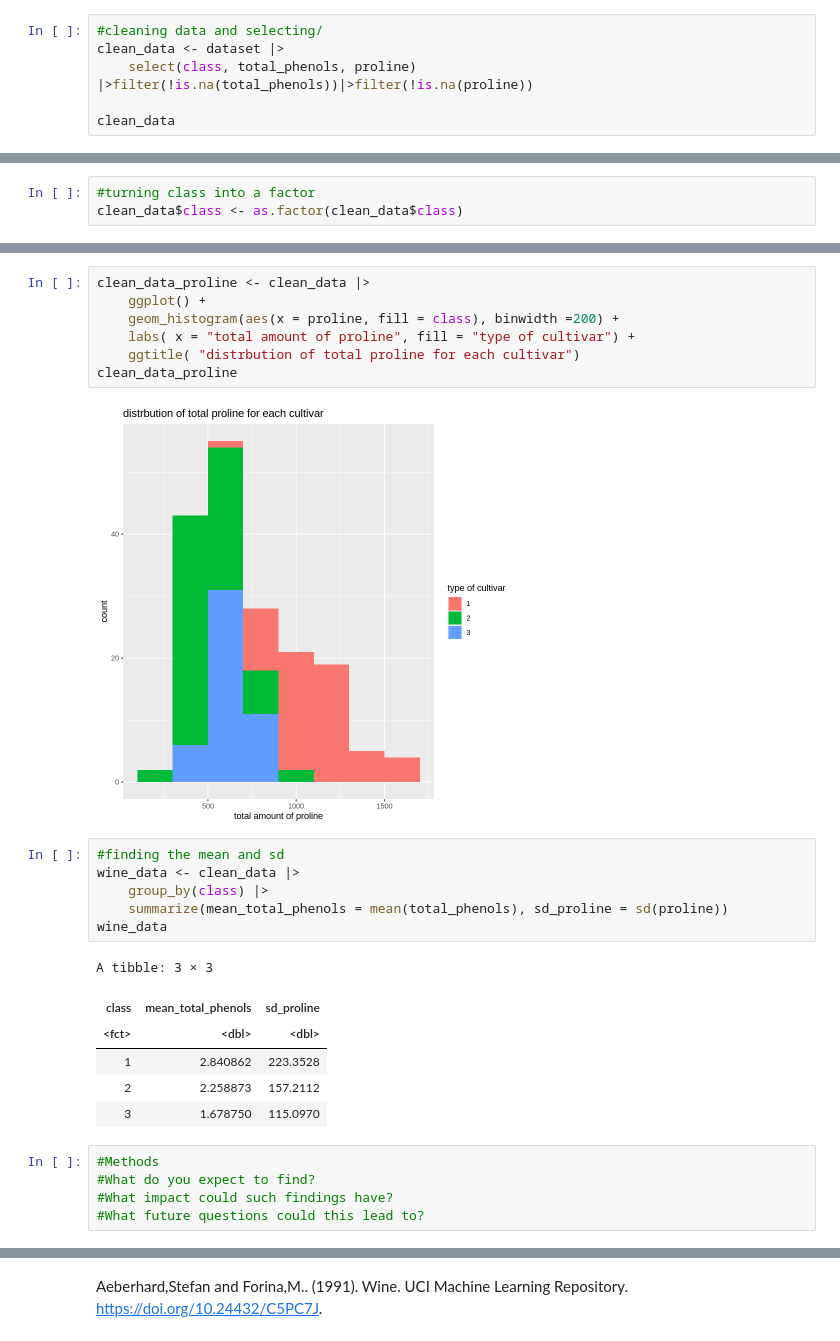
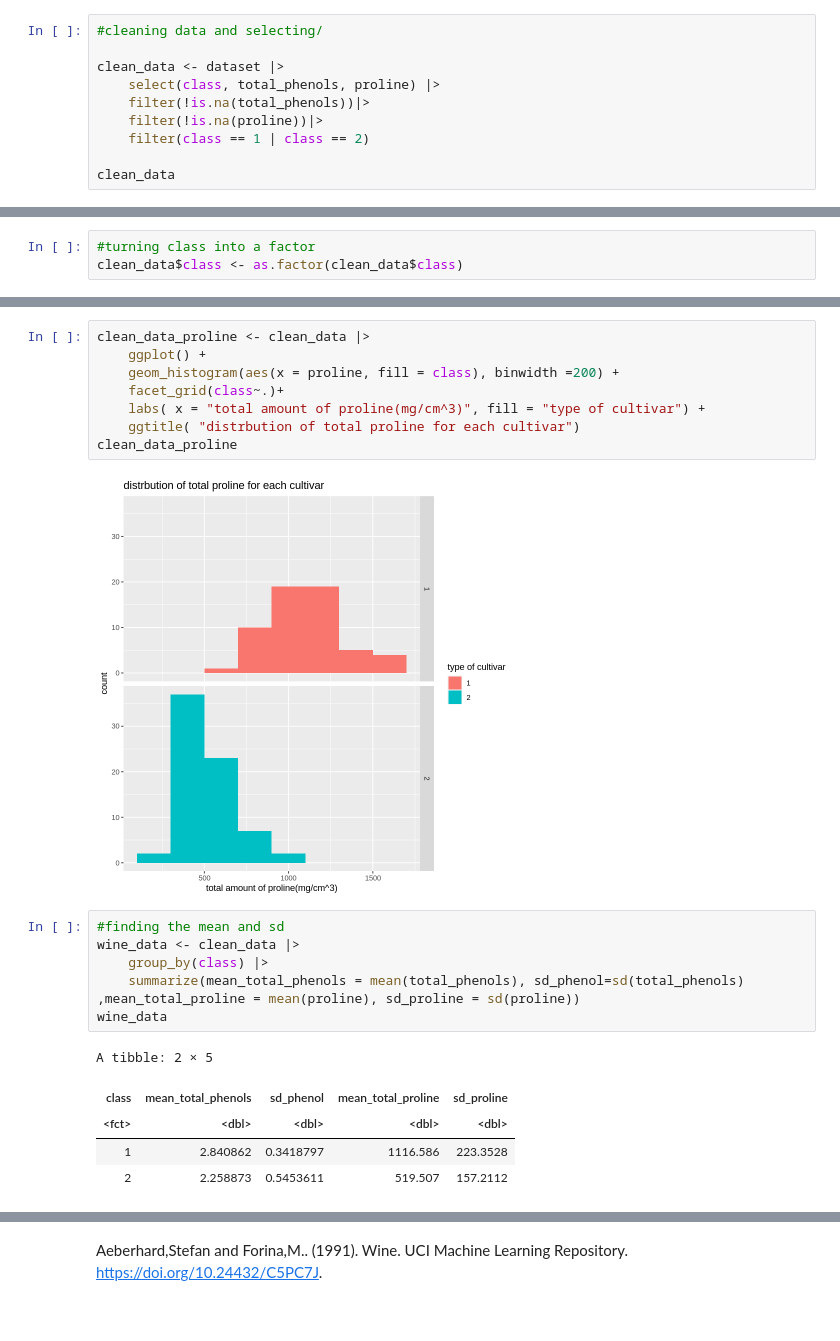
Before and after one commit to lyl1220/Stat201_Project, a Jupyter notebook: Untitled.ipynb, the cells around one changed output, grey strips where cells are left out. Drawn from its saved outputs; the diff is of its cells as text.

```diff
--- a/Untitled.ipynb
+++ b/Untitled.ipynb
@@ -60,8 +47,12 @@ A data.frame: 177 × 14
 | 3 | 14.13 | 4.10 | 2.74 | 24.5 | 96 | 2.05 | 0.76 | ... |
 # %%
 #cleaning data and selecting/
+
 clean_data <- dataset |>
-    select(class, total_phenols, proline) |>filter(!is.na(total_phenols))|>filter(!is.na(proline))
+    select(class, total_phenols, proline) |>
+    filter(!is.na(total_phenols))|>
+    filter(!is.na(proline))|>
+    filter(class == 1 | class == 2)
 
 clean_data
 # %% [output]
@@ -92,27 +84,22 @@ clean_data_total_phenols
 # %%
 clean_data_proline <- clean_data |>
     ggplot() +
     geom_histogram(aes(x = proline, fill = class), binwidth =200) +
-    labs( x = "total amount of proline", fill = "type of cultivar") +
+    facet_grid(class~.)+
+    labs( x = "total amount of proline(mg/cm^3)", fill = "type of cultivar") +
     ggtitle( "distrbution of total proline for each cultivar")
 clean_data_proline
 # %% [output]
-[figure, old version]
+[figure, new version]
 # %%
 #finding the mean and sd
 wine_data <- clean_data |>
     group_by(class) |>
-    summarize(mean_total_phenols = mean(total_phenols), sd_proline = sd(proline))
+    summarize(mean_total_phenols = mean(total_phenols), sd_phenol=sd(total_phenols) ,mean_total_proline = mean(proline), sd_proline = sd(proline))
 wine_data
 # %% [output]
-A tibble: 3 × 3
+A tibble: 2 × 5
-| class | mean_total_phenols | sd_proline |
-| <fct> | <dbl> | <dbl> |
-| 1 | 2.840862 | 223.3528 |
-| 2 | 2.258873 | 157.2112 |
-| 3 | 1.678750 | 115.0970 |
+| class | mean_total_phenols | sd_phenol | mean_total_proline | sd_proline |
+| <fct> | <dbl> | <dbl> | <dbl> | <dbl> |
+| 1 | 2.840862 | 0.3418797 | 1116.586 | 223.3528 |
+| 2 | 2.258873 | 0.5453611 | 519.507 | 157.2112 |
-# %%
-#Methods
-#What do you expect to find?
-#What impact could such findings have?
-#What future questions could this lead to?
```
Also changed, not shown: parts of 11 cells of this notebook, 1 other file.
